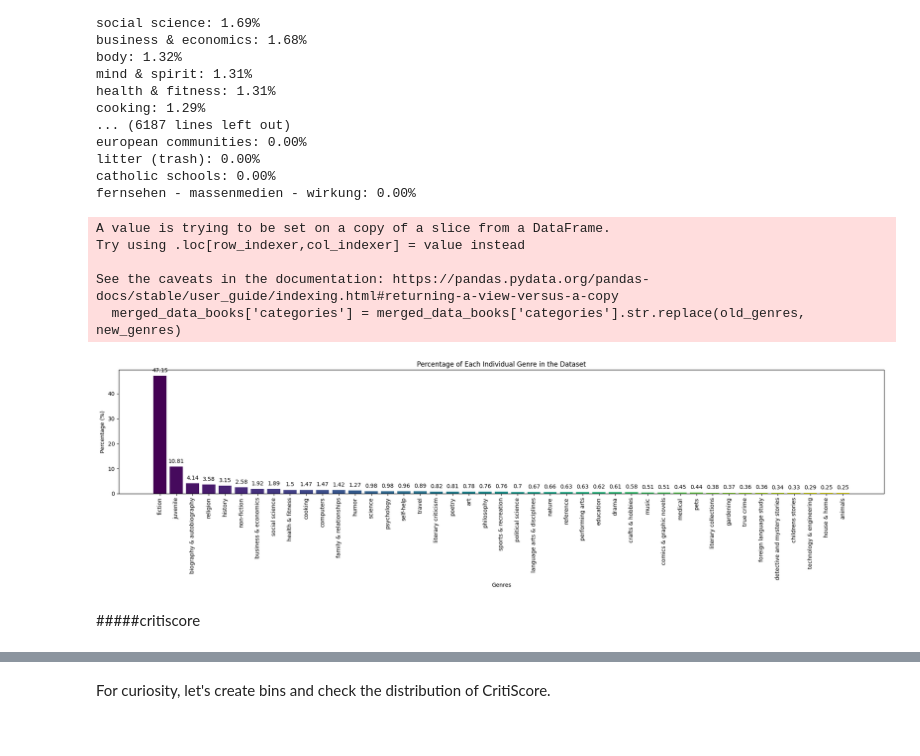
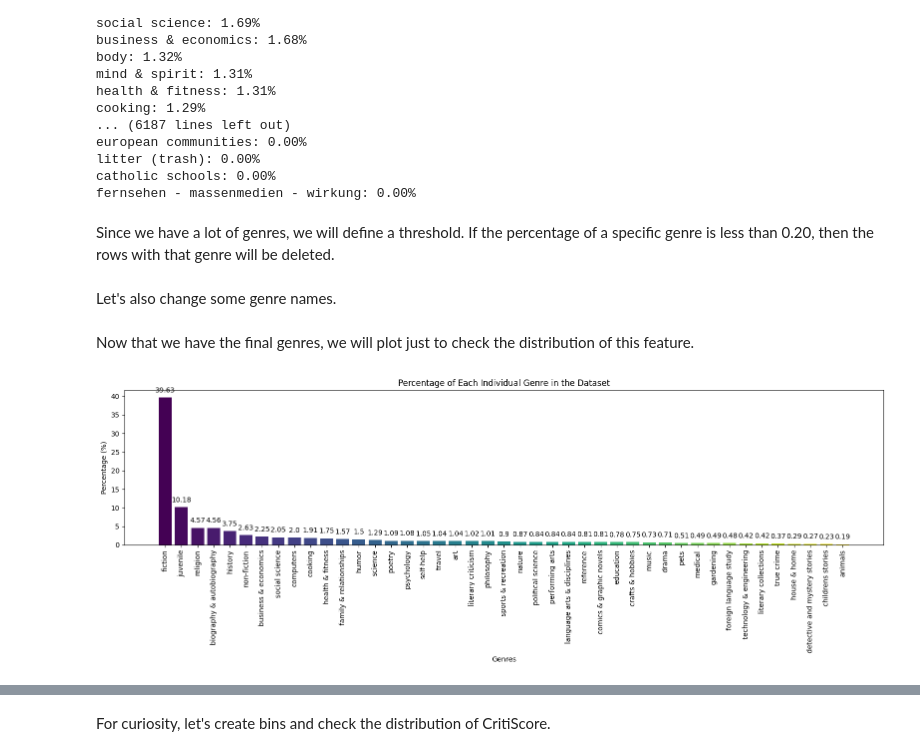
Before and after one commit to xandga/Capstone-Project, a Jupyter notebook: Metadata_Books.ipynb, the cells around one changed output, grey strips where cells are left out. Cells and saved outputs as stored; diff of their text form; code cells hidden in the pictures.

```diff
--- a/Metadata_Books.ipynb
+++ b/Metadata_Books.ipynb
@@ -356,7 +378,7 @@ Now we will check the categories.
 # %%
 # Convert genres column to lowercase
-merged_data_books['categories'] = merged_data_books['categories'].str.lower()
+merged_data_books['genres'] = merged_data_books['genres'].str.lower()
 
 # Display the modified 'genres' column
-merged_data_books['categories']
+merged_data_books['genres']
 # %% [output]
@@ -380,6 +399,6 @@ Name: categories, Length: 130758, dtype: object
 # %%
 # Combine all genres into a single string and split them
-all_genres = ','.join(merged_data_books['categories'].explode().dropna())
+all_genres = ','.join(merged_data_books['genres'].explode().dropna())
 split_genres = [genre.strip() for genre in all_genres.split(',')]
 
 # Get the frequency of each individual genre
@@ -412,12 +431,16 @@ european communities: 0.00%
 litter (trash): 0.00%
 catholic schools: 0.00%
 fernsehen - massenmedien - wirkung: 0.00%
+# %% [markdown]
+Since we have a lot of genres, we will define a threshold. If the percentage of a specific genre is less than 0.20, then the rows with that genre will be deleted.
 # %%
 threshold = 0.20
 filtered_genres = sorted_genres[sorted_genres >= threshold]
 
 # Filter the DataFrame based on the genres with percentage >= 0.20
-merged_data_books = merged_data_books[merged_data_books['categories'].isin(filtered_genres.index)]
+merged_data_books = merged_data_books[merged_data_books['genres'].isin(filtered_genres.index)]
+# %% [markdown]
+Let's also change some genre names.
 # %%
 # Define the genre mapping dictionary
 genre_mapping = {
@@ -427,44 +450,38 @@ genre_mapping = {
 
 # Iterate through the genre_mapping dictionary and apply replacements
 for old_genres, new_genres in genre_mapping.items():
-    merged_data_books['categories'] = merged_data_books['categories'].str.replace(old_genres, new_genres)
+    merged_data_books['genres'] = merged_data_books['genres'].str.replace(old_genres, new_genres)
-# %% [output]
-A value is trying to be set on a copy of a slice from a DataFrame.
-Try using .loc[row_indexer,col_indexer] = value instead
-
-See the caveats in the documentation: https://pandas.pydata.org/pandas-docs/stable/user_guide/indexing.html#returning-a-view-versus-a-copy
-  merged_data_books['categories'] = merged_data_books['categories'].str.replace(old_genres, new_genres)
+# %% [markdown]
+Now that we have the final genres, we will plot just to check the distribution of this feature.
 # %%
 # Combine all genres into a single string and split them
-all_genres = ','.join(merged_data_books['categories'].explode().dropna())
+all_genres = ','.join(merged_data_books['genres'].explode().dropna())
 split_genres = [genre.strip() for genre in all_genres.split(',')]
 
 # Get the frequency of each individual genre
 genre_counts = pd.Series(split_genres).value_counts()
 
 # Calculate the percentage of each genre
 genre_percentages = (genre_counts / genre_counts.sum()) * 100
 
 # Sort genres by count in descending order
 sorted_genres = genre_percentages.sort_values(ascending=False)
 
 # Customizing color
 colors = plt.cm.get_cmap('viridis', len(sorted_genres))
 
-plt.figure(figsize=(20, 6))
+plt.figure(figsize=(16, 6))
 bars = plt.bar(sorted_genres.index, sorted_genres, color=colors(range(len(sorted_genres))))
 plt.title('Percentage of Each Individual Genre in the Dataset')
 plt.xlabel('Genres')
 plt.ylabel('Percentage (%)')
 plt.xticks(rotation=90)
 
 for bar in bars:
     yval = bar.get_height()
     plt.text(bar.get_x() + bar.get_width() / 2, yval + 1, round(yval, 2), ha='center', va='bottom')
 
 plt.tight_layout()
 plt.show()
 # %% [output]
-[figure, old version]
+[figure, new version]
-# %% [markdown]
-#####critiscore
```
Also changed, not shown: parts of 59 cells of this notebook, 2 other files.
